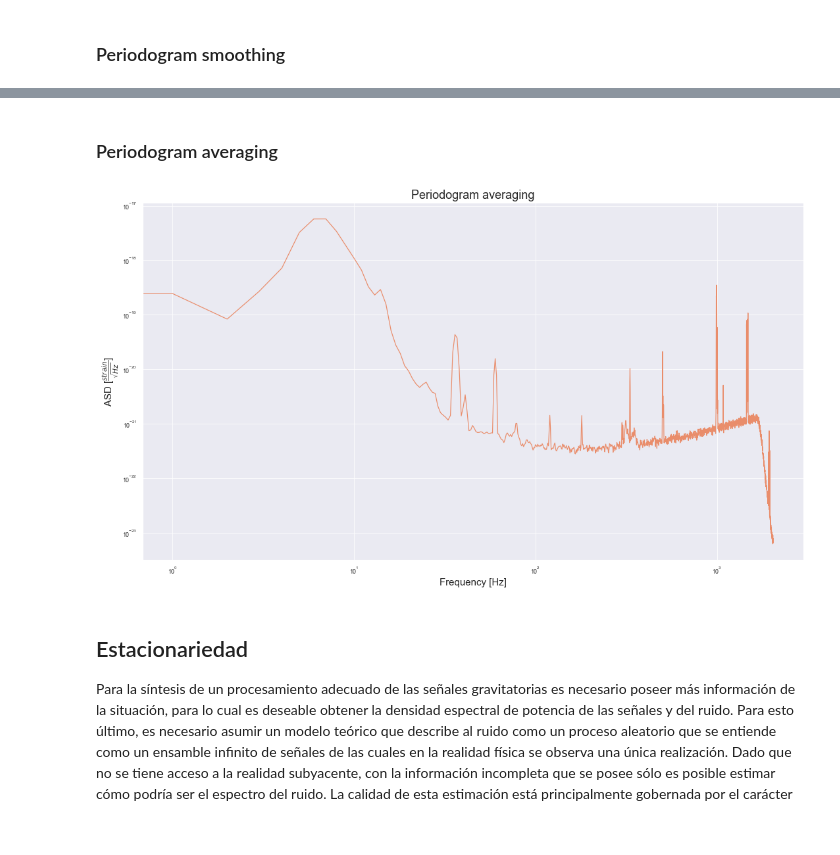
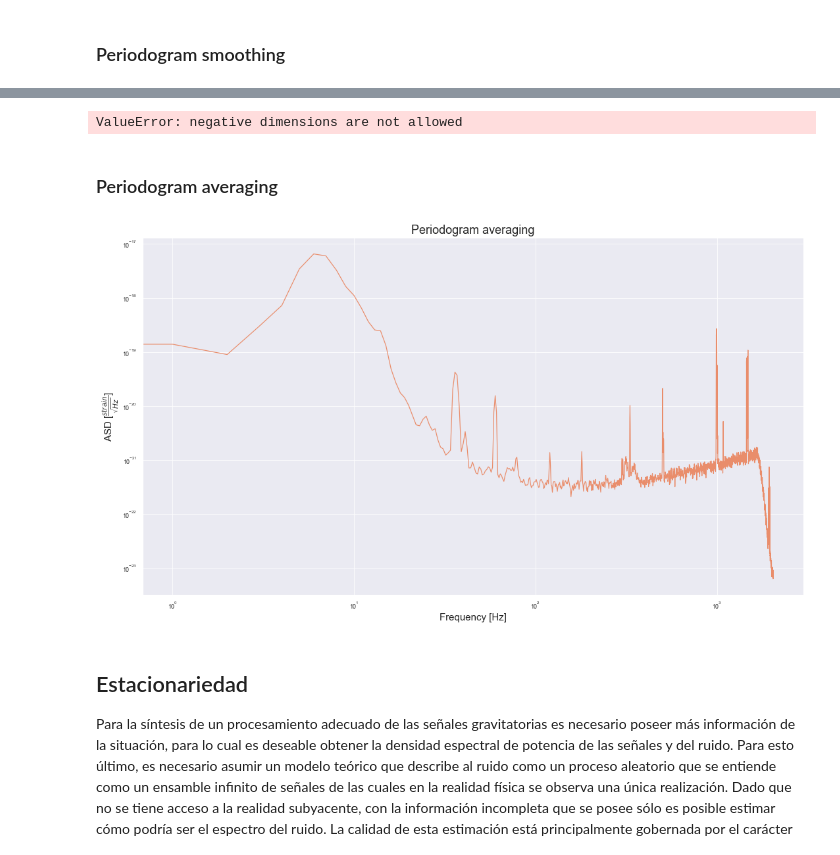
Before and after one commit to asp-image-dsp/asp-tp1, a Jupyter notebook: notebooks/report.ipynb, the cells around one changed output, grey strips where cells are left out. Cells and saved outputs as stored; diff of their text form; code cells hidden in the pictures.

```diff
--- a/notebooks/report.ipynb
+++ b/notebooks/report.ipynb
@@ -174,7 +174,7 @@ from scipy import signal
 # %%
 from scipy import fft
 # %%
-def plot_asd(psd, fs, title):
+def plot_single_asd(psd, fs, title):
     """ Plot the Amplitude Spectral Density (ASD)
         @param psd Power spectral density
         @param fs Sampling frequency
@@ -185,7 +185,7 @@ def plot_asd(psd, fs, title):
 
     # Plot the amplitude spectral density
     plt.figure(figsize=(18, 10))
-    plt.loglog(np.arange(0, fs / 2, (fs / 2) / len(psd)), np.sqrt(psd))
+    plt.loglog(np.linspace(0, fs / 2, num=len(psd)), np.sqrt(psd))
     plt.title(title, fontsize=18)
     plt.xlabel('Frequency [Hz]', fontsize=15)
     plt.ylabel('ASD [$\\frac{strain}{\sqrt{Hz}}$]', fontsize=15)
@@ -268,3 +333,12 @@ plot_asd(h1_32_psd_smoothing, 1 / h1_32_ts, f'Periodogram smoothing')
+# %%
+# Compute the periodogram and plot it
+N = 61000
+L = N
+h1_32_psd_smoothing = periodogram_smoothing(h1_32_samples[0:N], L, window='parzen')
+l1_32_psd_smoothing = periodogram_smoothing(l1_32_samples[0:N], L, window='parzen')
+plot_dual_asd(l1_32_psd_smoothing, h1_32_psd_smoothing, 1 / h1_32_ts, 'Periodogram')
+# %% [output]
+ValueError: negative dimensions are not allowed
 # %% [markdown]
 ### Periodogram averaging
 # %%
@@ -314,10 +388,10 @@ def periodogram_averaging(x: np.array, window_size: int, overlap: float = 0.0, w
     return periodograms.sum(axis=0) / K
 # %%
 # Compute the periodogram and plot it
-h1_32_psd_averaging = periodogram_averaging(h1_32_samples, 4096, 0.0, window='hanning')
+h1_32_psd_averaging = periodogram_averaging(h1_32_samples[0:50000], 4096, 0.2, window='hanning')
 plot_asd(h1_32_psd_averaging, 1 / h1_32_ts, f'Periodogram averaging')
 # %% [output]
-[figure, old version]
+[figure, new version]
 # %% [markdown]
 ## Estacionariedad
 Para la síntesis de un procesamiento adecuado de las señales gravitatorias es necesario poseer más información de la situación, para lo cual es deseable obtener la densidad espectral de potencia de las señales y del ruido. Para esto último, es necesario asumir un modelo teórico que describe al ruido como un proceso aleatorio que se entiende como un ensamble infinito de señales de las cuales en la realidad física se observa una única realización. Dado que no se tiene acceso a la realidad subyacente, con la información incompleta que se posee sólo es posible estimar cómo podría ser el espectro del ruido. La calidad de esta estimación está principalmente gobernada por el carácter de ergodicidad del proceso subyacente, esto quiere decir que si tal proceso fuera ergódico, conocer una única realización es suficiente información para conocer su espectro, ya que es altamente representativa de todo el ensamble. No obstante, no se sabe si el proceso es efectivamente ergódico y aunque lo fuera no se conoce la realización, sino un fragmento de ella, por ende siempre se obtiene una estimación ruidosa.
```
Also changed, not shown: parts of 10 cells of this notebook.
